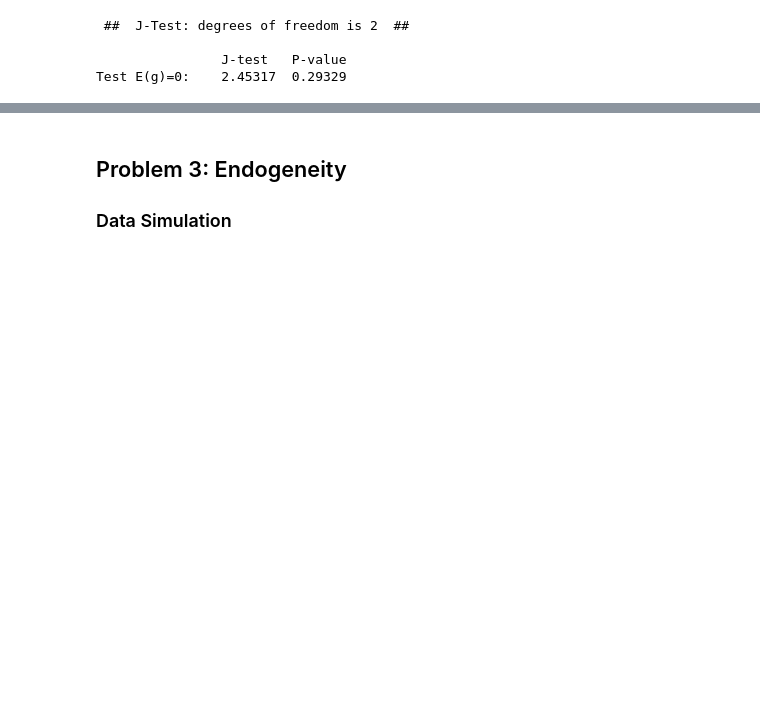
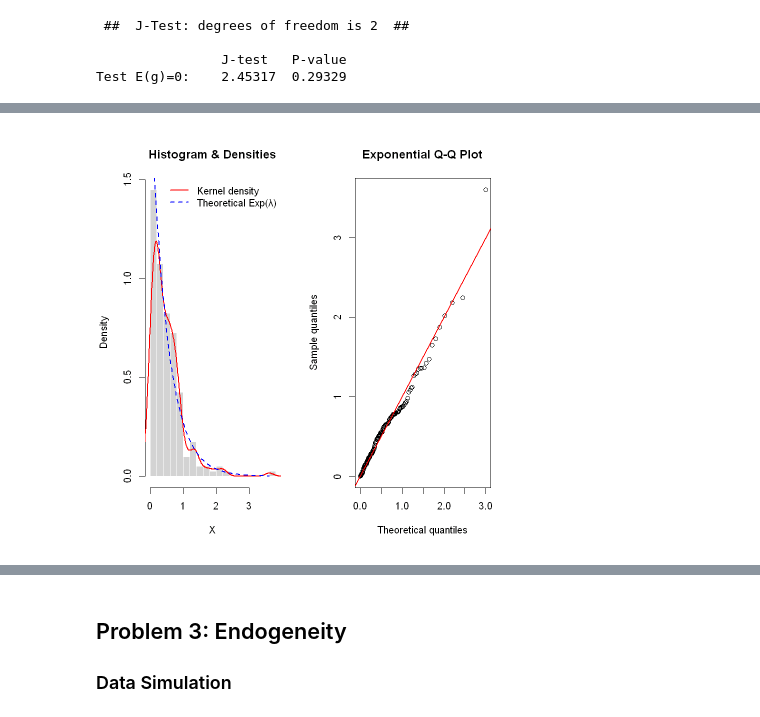
Before and after one commit to 52804407/Advanced_Econometrics_Pasz_Dohnal_Tom-, a Jupyter notebook: AE_HW2_Group27_Pasz_Dohnal_Gabriel.ipynb, the cells around one changed output, grey strips where cells are left out. Drawn from its saved outputs; the diff is of its cells as text; code cells hidden in the pictures; blank space fills up the shorter version.

```diff
--- a/AE_HW2_Group27_Pasz_Dohnal_Gabriel.ipynb
+++ b/AE_HW2_Group27_Pasz_Dohnal_Gabriel.ipynb
@@ -286,0 +374,20 @@ Test E(g)=0:    2.45317  0.29329
+# %%
+set.seed(123)
+
+# Parameters
+n <- 200
+lambda <- 2
+
+# (a) Generate data
+x_exp <- rexp(n, rate = lambda)
+
+# (b) Compare Sample vs Theoretical Statistics
+sample_mean <- mean(x_exp)
+sample_var  <- var(x_exp)
+
+theo_mean <- 1 / lambda
+theo_var  <- 1 / lambda^2
+
+# Output results
+sprintf("Theoretical Mean: %.4f | Sample Mean: %.4f", theo_mean, sample_mean)
+sprintf("Theoretical Var:  %.4f | Sample Var:  %.4f", theo_var, sample_var)
@@ -286,0 +403,35 @@ Test E(g)=0:    2.45317  0.29329
+# %%
+# Plot histogram + densities and exponential Q-Q plot
+par(mfrow = c(1, 2))
+
+# Histogram with kernel and theoretical density
+hist(x_exp, prob = TRUE, breaks = 15,
+     main = "Histogram & Densities",
+     xlab = "X", col = "lightgray", border = "white")
+
+# Kernel density estimate
+lines(density(x_exp), col = "red", lwd = 2)
+
+# Theoretical exponential density
+curve(dexp(x, rate = lambda),
+      from = 0, to = max(x_exp),
+      add = TRUE, col = "blue", lwd = 2, lty = 2)
+
+legend("topright",
+       legend = c("Kernel density", "Theoretical Exp(λ)"),
+       col = c("red", "blue"), lwd = 2, lty = c(1, 2), bty = "n")
+
+# Exponential Q-Q plot: sample vs theoretical quantiles
+theoretical_quantiles <- qexp(ppoints(n), rate = lambda)
+
+qqplot(theoretical_quantiles, x_exp,
+       main = "Exponential Q-Q Plot",
+       xlab = "Theoretical quantiles",
+       ylab = "Sample quantiles")
+
+abline(0, 1, col = "red", lwd = 2)
+
+# Reset layout
+par(mfrow = c(1, 1))
+# %% [output]
+[figure, added]
```
Also changed, not shown: parts of 10 cells of this notebook.
